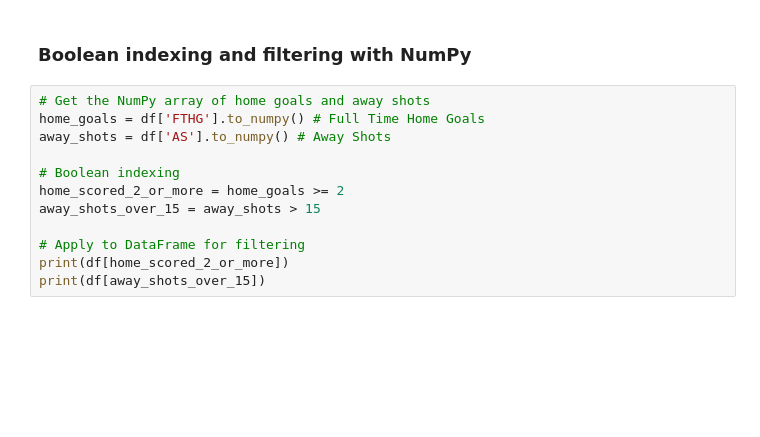
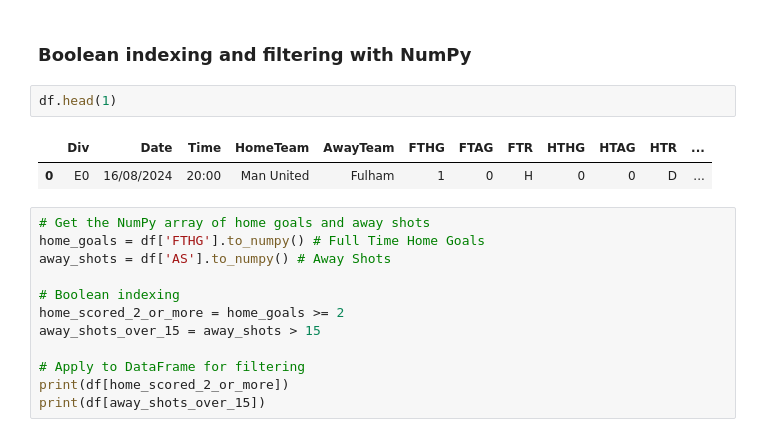
Before and after one commit to anesriad/YT_tutorials, a Jupyter notebook: python_learning/numpy/numpy_learning1.ipynb, the cells around one changed output. Saved outputs shown, nothing was run; the diff lists cells and outputs as text; blank space fills up the shorter version.

```diff
--- a/python_learning/numpy/numpy_learning1.ipynb
+++ b/python_learning/numpy/numpy_learning1.ipynb
@@ -165,6 +178,11 @@ plt.show()
 [figure]
 # %% [markdown]
 ### Boolean indexing and filtering with NumPy
+# %%
+df.head(1)
+# %% [output]
+|  | Div | Date | Time | HomeTeam | AwayTeam | FTHG | FTAG | FTR | HTHG | HTAG | HTR | ... |
+| 0 | E0 | 16/08/2024 | 20:00 | Man United | Fulham | 1 | 0 | H | 0 | 0 | D | ... |
 # %%
 # Get the NumPy array of home goals and away shots
 home_goals = df['FTHG'].to_numpy() # Full Time Home Goals
```
Also changed, not shown: parts of 8 cells of this notebook, 4 other files.
